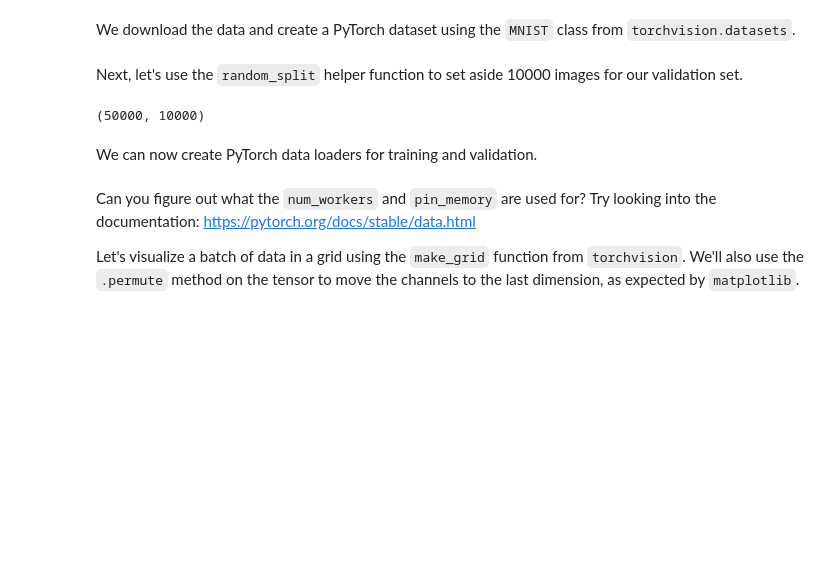
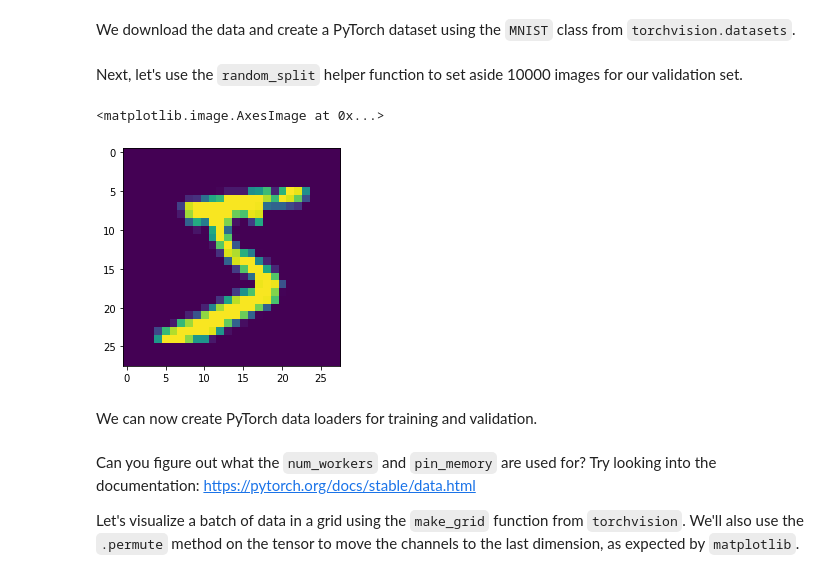
Before and after one commit to packetsss/Python, a Jupyter notebook: Python Tutorial PyTorch/04-feedforward-nn.ipynb, the cells around one changed output. Cells and saved outputs as stored; diff of their text form; code cells hidden in the pictures; blank space fills up the shorter version.

```diff
--- a/Python Tutorial PyTorch/04-feedforward-nn.ipynb
+++ b/Python Tutorial PyTorch/04-feedforward-nn.ipynb
@@ -61,7 +62,7 @@ from torch.utils.data import random_split
 # %% [markdown]
 We download the data and create a PyTorch dataset using the `MNIST` class from `torchvision.datasets`.
 # %%
-dataset = MNIST(root='data/',
+dataset = MNIST(root=f'{os.path.dirname(os.path.abspath("__file__"))}/data/',
                 download=True,
                 transform=ToTensor())
 # %% [markdown]
@@ -69,11 +70,16 @@ Next, let's use the `random_split` helper function to set aside 10000 images for
 # %%
 val_size = 10000
 train_size = len(dataset) - val_size
 
 train_ds, val_ds = random_split(dataset, [train_size, val_size])
 len(train_ds), len(val_ds)
+
+
+img, _ = dataset[0]
+plt.imshow(img[0])
 # %% [output]
-(50000, 10000)
+<matplotlib.image.AxesImage at 0x...>
+[figure, added]
 # %% [markdown]
 We can now create PyTorch data loaders for training and validation.
 # %%
```
Also changed, not shown: parts of 14 cells of this notebook, 3 other files.
